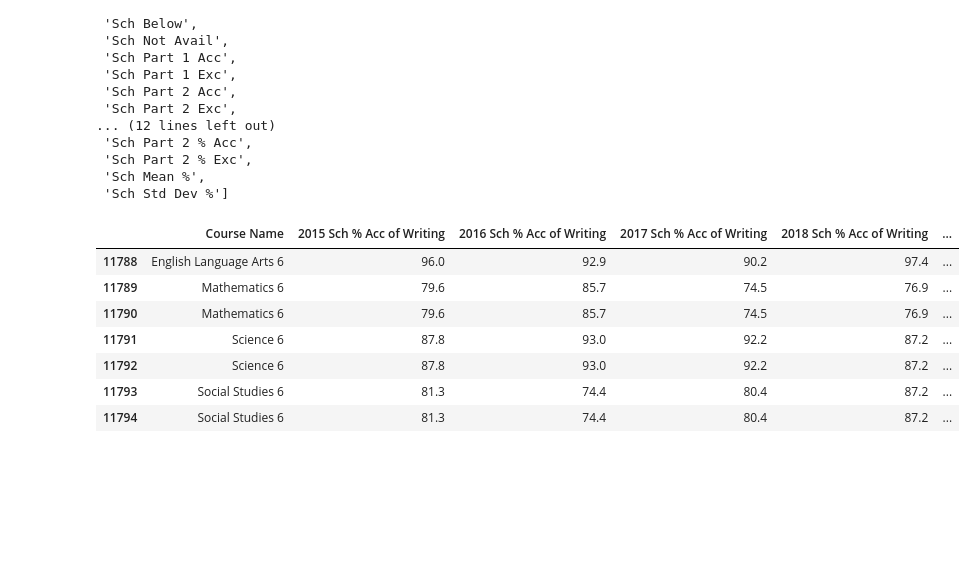
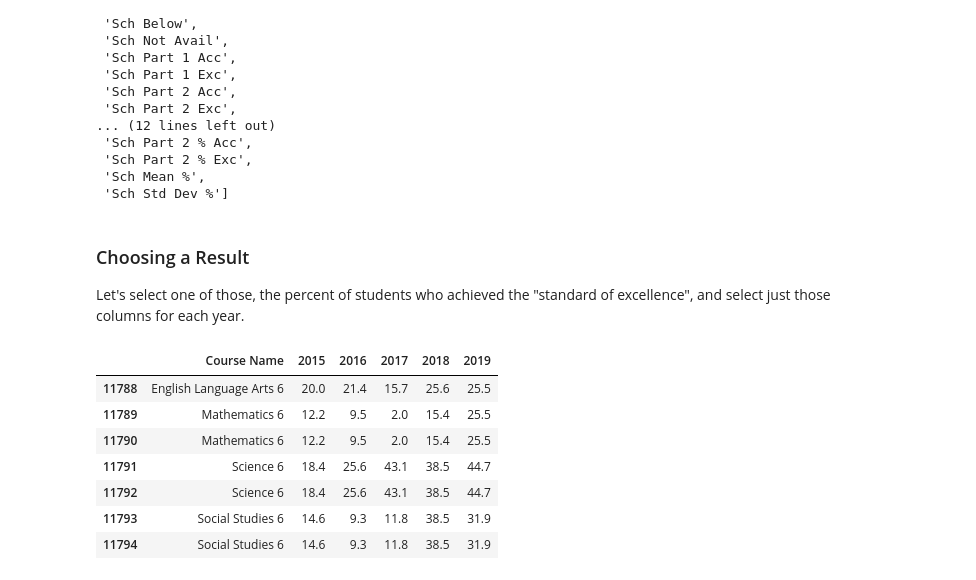
Before and after one commit to callysto/interesting-problems, a Jupyter notebook: notebooks/pat-results-visualizations.ipynb, the cells around one changed output. Saved outputs shown, nothing was run; the diff lists cells and outputs as text; code cells hidden in the pictures; blank space fills up the shorter version.

```diff
--- a/notebooks/pat-results-visualizations.ipynb
+++ b/notebooks/pat-results-visualizations.ipynb
@@ -149,18 +216,24 @@ results_columns
  'Sch Part 2 % Exc',
  'Sch Mean %',
  'Sch Std Dev %']
+# %% [markdown]
+### Choosing a Result
+
+Let's select one of those, the percent of students who achieved the "standard of excellence", and select just those columns for each year.
 # %%
-result = 'Sch % Acc of Writing'
+result = 'Sch % Exc of Writing'
 columns_to_graph = ['Course Name']
 for year in years:
     columns_to_graph.append(year + ' ' + result)
-sd[columns_to_graph]
+sd1 = sd[columns_to_graph]
+sd1.columns = ['Course Name'] + years
+sd1
 # %% [output]
-|  | Course Name | 2015 Sch % Acc of Writing | 2016 Sch % Acc of Writing | 2017 Sch % Acc of Writing | 2018 Sch % Acc of Writing | ... |
-| 11788 | English Language Arts 6 | 96.0 | 92.9 | 90.2 | 97.4 | ... |
-| 11789 | Mathematics 6 | 79.6 | 85.7 | 74.5 | 76.9 | ... |
-| 11790 | Mathematics 6 | 79.6 | 85.7 | 74.5 | 76.9 | ... |
-| 11791 | Science 6 | 87.8 | 93.0 | 92.2 | 87.2 | ... |
-| 11792 | Science 6 | 87.8 | 93.0 | 92.2 | 87.2 | ... |
-| 11793 | Social Studies 6 | 81.3 | 74.4 | 80.4 | 87.2 | ... |
-| 11794 | Social Studies 6 | 81.3 | 74.4 | 80.4 | 87.2 | ... |
+|  | Course Name | 2015 | 2016 | 2017 | 2018 | 2019 |
+| 11788 | English Language Arts 6 | 20.0 | 21.4 | 15.7 | 25.6 | 25.5 |
+| 11789 | Mathematics 6 | 12.2 | 9.5 | 2.0 | 15.4 | 25.5 |
+| 11790 | Mathematics 6 | 12.2 | 9.5 | 2.0 | 15.4 | 25.5 |
+| 11791 | Science 6 | 18.4 | 25.6 | 43.1 | 38.5 | 44.7 |
+| 11792 | Science 6 | 18.4 | 25.6 | 43.1 | 38.5 | 44.7 |
+| 11793 | Social Studies 6 | 14.6 | 9.3 | 11.8 | 38.5 | 31.9 |
+| 11794 | Social Studies 6 | 14.6 | 9.3 | 11.8 | 38.5 | 31.9 |
```
Also changed, not shown: parts of 27 cells of this notebook.
